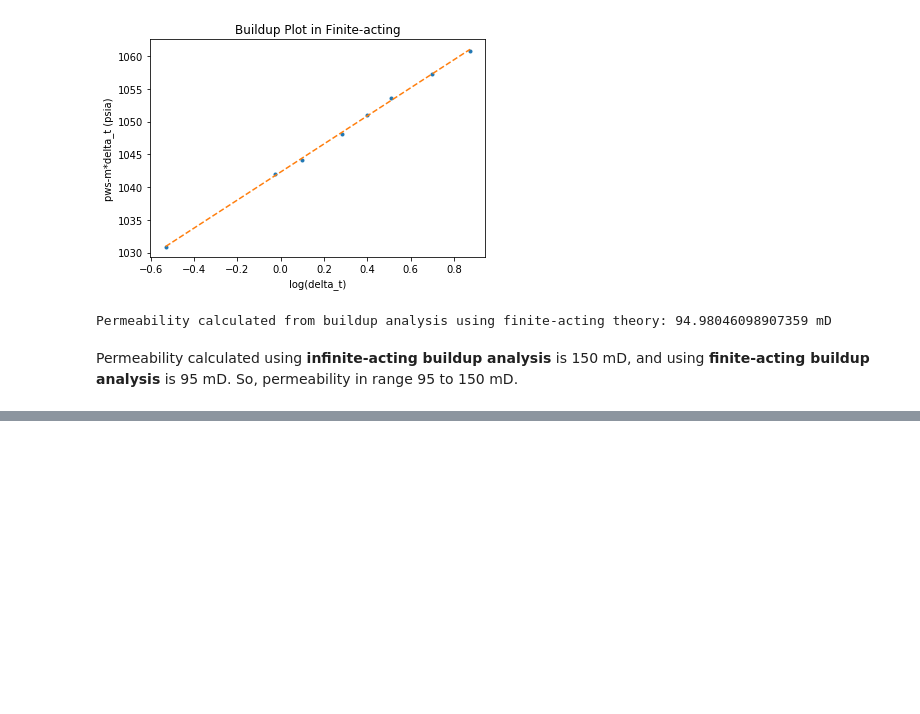
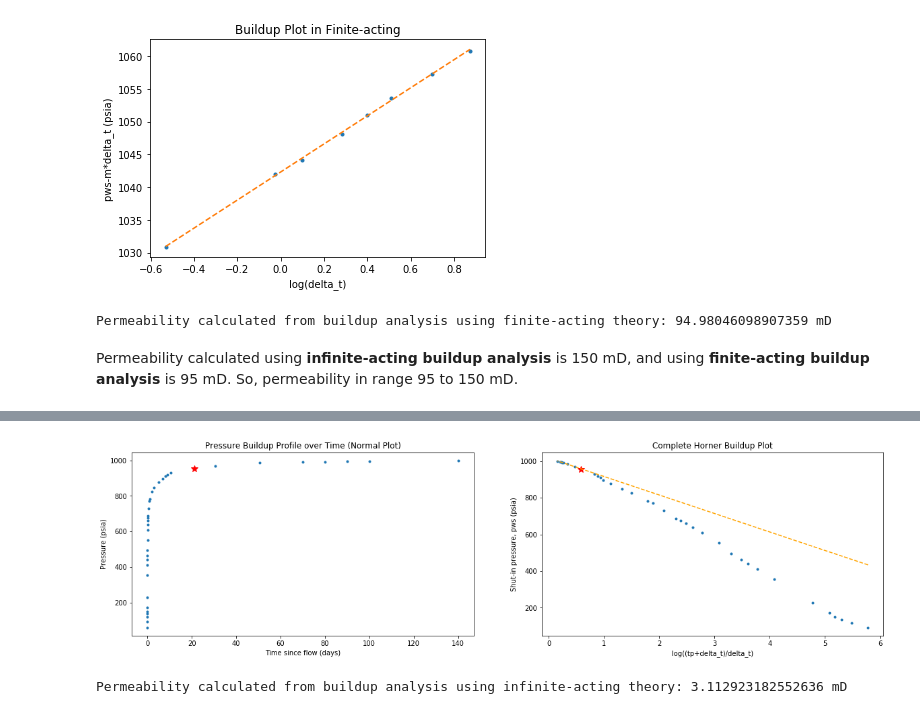
Before and after one commit to yohanesnuwara/reservoir-engineering, a Jupyter notebook: Unit 7 Introduction to Well-Test Analysis/notebook/7_problems.ipynb, the cells around one changed output, grey strips where cells are left out. Saved outputs shown, nothing was run; the diff lists cells and outputs as text; code cells hidden in the pictures; blank space fills up the shorter version.

```diff
--- a/Unit 7 Introduction to Well-Test Analysis/notebook/7_problems.ipynb
+++ b/Unit 7 Introduction to Well-Test Analysis/notebook/7_problems.ipynb
@@ -530,0 +604,37 @@ Permeability calculated using **infinite-acting buildup analysis** is 150 mD, an
+# %%
+# Plot the regression line
+
+# drop the first row with time=0, because when log operation is underway, log(0) = indefinite
+x_cut = horner.drop(horner.index[0])
+
+x_reg = x_cut.iloc[:, 1]
+y_reg = m * x_reg + c
+
+plt.figure(figsize=(20, 5))
+
+# Normal plot
+
+p0 = plt.subplot(1, 2, 1)
+p0 = plt.plot(data4.t, data4.p, '.')
+p0 = plt.title('Pressure Buildup Profile over Time (Normal Plot)')
+p0 = plt.xlabel('Time since flow (days)'); plt.ylabel('Pressure (psia)')
+p0 = plt.plot(data4.t[index], data4.p[index], '*', color='red', ms=10)
+
+# Horner plot
+
+p1 = plt.subplot(1, 2, 2)
+p1 = plt.plot(x_horner, data4.p, '.')
+p1 = plt.title('Complete Horner Buildup Plot')
+p1 = plt.xlabel('log((tp+delta_t)/delta_t)'); plt.ylabel('Shut-in pressure, pws (psia)')
+p1 = plt.plot(x_horner[index], data4.p[index], '*', color='red', ms=10)
+
+p1 = plt.plot(x_reg, y_reg, '--', color='orange')
+# %% [output]
+[figure, added]
+# %%
+# calculate permeability
+
+k, kh = perm_welltest(m, mu_oil, h, 0, 0, qB) # q=0, Bo=0, only qB is known
+print("Permeability calculated from buildup analysis using infinite-acting theory:", k, "mD")
+# %% [output]
+Permeability calculated from buildup analysis using infinite-acting theory: 3.112923182552636 mD
```
Also changed, not shown: parts of 26 cells of this notebook.
